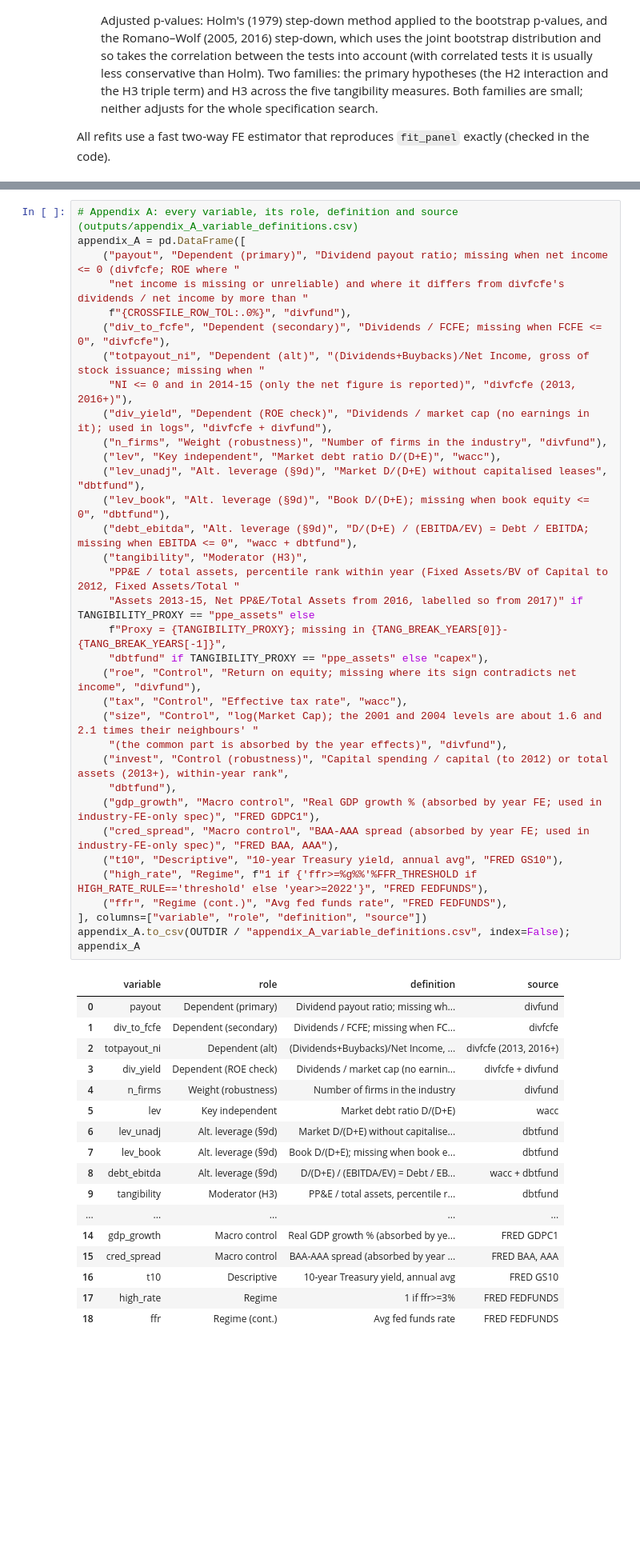
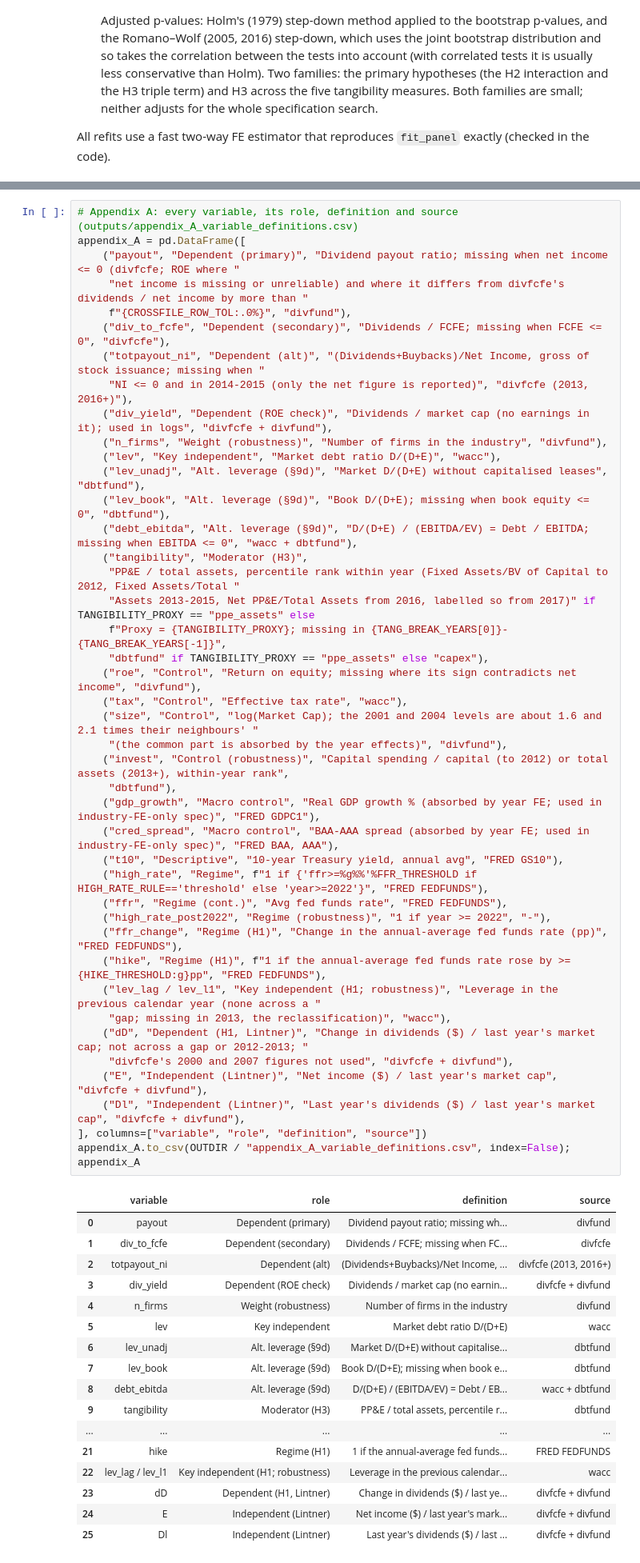
Before and after one commit to MilanKalajdzic/Master-Thesis, a Jupyter notebook: thesis_analysis.ipynb, the cells around one changed output, grey strips where cells are left out. Shown at 80% size. Drawn from its saved outputs; the diff is of its cells as text; blank space fills up the shorter version.

```diff
--- a/thesis_analysis.ipynb
+++ b/thesis_analysis.ipynb
@@ -1826,7 +1894,7 @@ appendix_A = pd.DataFrame([
      f"{CROSSFILE_ROW_TOL:.0%}", "divfund"),
     ("div_to_fcfe", "Dependent (secondary)", "Dividends / FCFE; missing when FCFE <= 0", "divfcfe"),
     ("totpayout_ni", "Dependent (alt)", "(Dividends+Buybacks)/Net Income, gross of stock issuance; missing when "
-     "NI <= 0 and in 2014-15 (only the net figure is reported)", "divfcfe (2013, 2016+)"),
+     "NI <= 0 and in 2014-2015 (only the net figure is reported)", "divfcfe (2013, 2016+)"),
     ("div_yield", "Dependent (ROE check)", "Dividends / market cap (no earnings in it); used in logs", "divfcfe + divfund"),
     ("n_firms", "Weight (robustness)", "Number of firms in the industry", "divfund"),
     ("lev", "Key independent", "Market debt ratio D/(D+E)", "wacc"),
@@ -1835,40 +1903,49 @@ appendix_A = pd.DataFrame([
     ("debt_ebitda", "Alt. leverage (§9d)", "D/(D+E) / (EBITDA/EV) = Debt / EBITDA; missing when EBITDA <= 0", "wacc + dbtfund"),
     ("tangibility", "Moderator (H3)",
      "PP&E / total assets, percentile rank within year (Fixed Assets/BV of Capital to 2012, Fixed Assets/Total "
-     "Assets 2013-15, Net PP&E/Total Assets from 2016, labelled so from 2017)" if TANGIBILITY_PROXY == "ppe_assets" else
+     "Assets 2013-2015, Net PP&E/Total Assets from 2016, labelled so from 2017)" if TANGIBILITY_PROXY == "ppe_assets" else
      f"Proxy = {TANGIBILITY_PROXY}; missing in {TANG_BREAK_YEARS[0]}-{TANG_BREAK_YEARS[-1]}",
      "dbtfund" if TANGIBILITY_PROXY == "ppe_assets" else "capex"),
     ("roe", "Control", "Return on equity; missing where its sign contradicts net income", "divfund"),
     ("tax", "Control", "Effective tax rate", "wacc"),
     ("size", "Control", "log(Market Cap); the 2001 and 2004 levels are about 1.6 and 2.1 times their neighbours' "
      "(the common part is absorbed by the year effects)", "divfund"),
     ("invest", "Control (robustness)", "Capital spending / capital (to 2012) or total assets (2013+), within-year rank",
      "dbtfund"),
     ("gdp_growth", "Macro control", "Real GDP growth % (absorbed by year FE; used in industry-FE-only spec)", "FRED GDPC1"),
     ("cred_spread", "Macro control", "BAA-AAA spread (absorbed by year FE; used in industry-FE-only spec)", "FRED BAA, AAA"),
     ("t10", "Descriptive", "10-year Treasury yield, annual avg", "FRED GS10"),
     ("high_rate", "Regime", f"1 if {'ffr>=%g%%'%FFR_THRESHOLD if HIGH_RATE_RULE=='threshold' else 'year>=2022'}", "FRED FEDFUNDS"),
     ("ffr", "Regime (cont.)", "Avg fed funds rate", "FRED FEDFUNDS"),
+    ("high_rate_post2022", "Regime (robustness)", "1 if year >= 2022", "-"),
+    ("ffr_change", "Regime (H1)", "Change in the annual-average fed funds rate (pp)", "FRED FEDFUNDS"),
+    ("hike", "Regime (H1)", f"1 if the annual-average fed funds rate rose by >= {HIKE_THRESHOLD:g}pp", "FRED FEDFUNDS"),
+    ("lev_lag / lev_l1", "Key independent (H1; robustness)", "Leverage in the previous calendar year (none across a "
+     "gap; missing in 2013, the reclassification)", "wacc"),
+    ("dD", "Dependent (H1, Lintner)", "Change in dividends ($) / last year's market cap; not across a gap or 2012-2013; "
+     "divfcfe's 2000 and 2007 figures not used", "divfcfe + divfund"),
+    ("E", "Independent (Lintner)", "Net income ($) / last year's market cap", "divfcfe + divfund"),
+    ("Dl", "Independent (Lintner)", "Last year's dividends ($) / last year's market cap", "divfcfe + divfund"),
 ], columns=["variable", "role", "definition", "source"])
 appendix_A.to_csv(OUTDIR / "appendix_A_variable_definitions.csv", index=False); appendix_A
 # %% [output]
 |  | variable | role | definition | source |
 | 0 | payout | Dependent (primary) | Dividend payout ratio; missing wh... | divfund |
 | 1 | div_to_fcfe | Dependent (secondary) | Dividends / FCFE; missing when FC... | divfcfe |
 | 2 | totpayout_ni | Dependent (alt) | (Dividends+Buybacks)/Net Income, ... | divfcfe (2013, 2016+) |
 | 3 | div_yield | Dependent (ROE check) | Dividends / market cap (no earnin... | divfcfe + divfund |
 | 4 | n_firms | Weight (robustness) | Number of firms in the industry | divfund |
 | 5 | lev | Key independent | Market debt ratio D/(D+E) | wacc |
 | 6 | lev_unadj | Alt. leverage (§9d) | Market D/(D+E) without capitalise... | dbtfund |
 | 7 | lev_book | Alt. leverage (§9d) | Book D/(D+E); missing when book e... | dbtfund |
 | 8 | debt_ebitda | Alt. leverage (§9d) | D/(D+E) / (EBITDA/EV) = Debt / EB... | wacc + dbtfund |
 | 9 | tangibility | Moderator (H3) | PP&E / total assets, percentile r... | dbtfund |
 | ... | ... | ... | ... | ... |
-| 14 | gdp_growth | Macro control | Real GDP growth % (absorbed by ye... | FRED GDPC1 |
-| 15 | cred_spread | Macro control | BAA-AAA spread (absorbed by year ... | FRED BAA, AAA |
-| 16 | t10 | Descriptive | 10-year Treasury yield, annual avg | FRED GS10 |
-| 17 | high_rate | Regime | 1 if ffr>=3% | FRED FEDFUNDS |
-| 18 | ffr | Regime (cont.) | Avg fed funds rate | FRED FEDFUNDS |
+| 21 | hike | Regime (H1) | 1 if the annual-average fed funds... | FRED FEDFUNDS |
+| 22 | lev_lag / lev_l1 | Key independent (H1; robustness) | Leverage in the previous calendar... | wacc |
+| 23 | dD | Dependent (H1, Lintner) | Change in dividends ($) / last ye... | divfcfe + divfund |
+| 24 | E | Independent (Lintner) | Net income ($) / last year's mark... | divfcfe + divfund |
+| 25 | Dl | Independent (Lintner) | Last year's dividends ($) / last ... | divfcfe + divfund |
 # %% [markdown]
 ## 11 · Visual analysis  <span style="color:gray">(figures for Chapters 4 & 6)</span>
 
```
Also changed, not shown: parts of 15 cells of this notebook, 19 other files.
